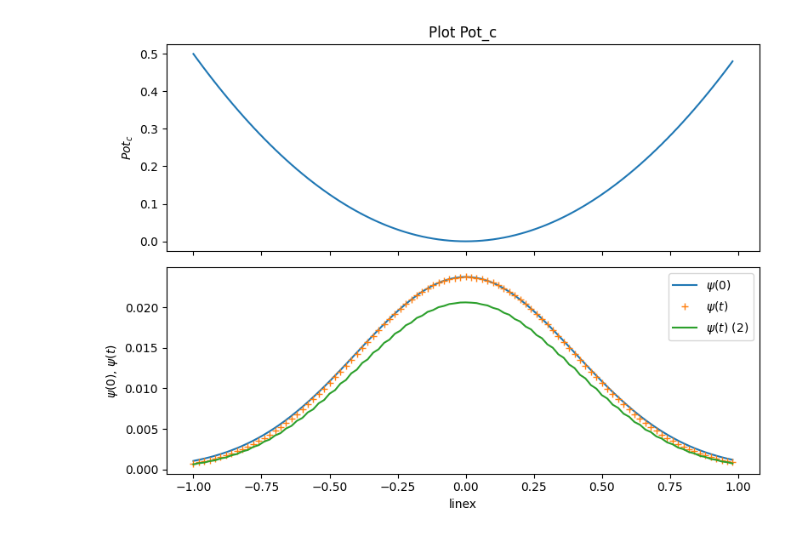
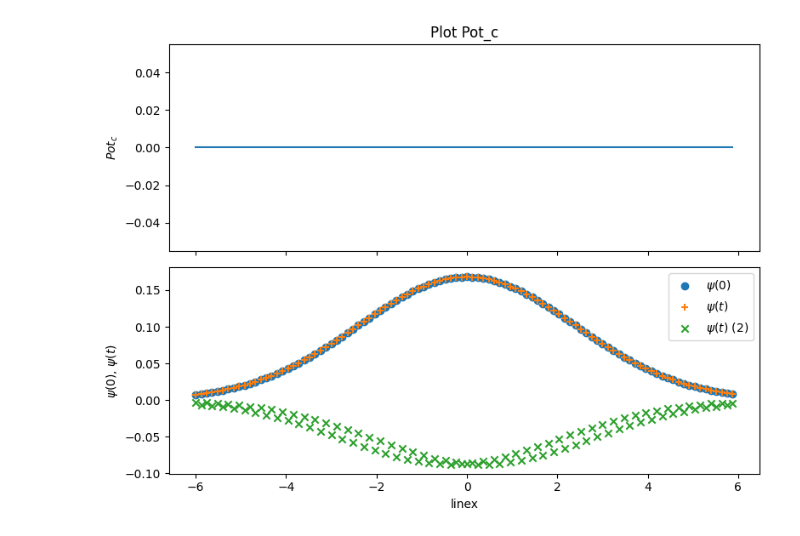
Before and after one commit to faliqadlan/trotter-suzuki, a Jupyter notebook: main.ipynb, the cells around one changed output. Cells and saved outputs as stored; diff of their text form; code cells hidden in the pictures.

```diff
--- a/main.ipynb
+++ b/main.ipynb
@@ -4,7 +4,7 @@ import matplotlib.pyplot as plt
 import math
 
 n=100
-l=1
+l=6
 tau=0.5*np.pi
 ka=1
 
@@ -24,78 +24,86 @@ for i in range(0,(n)):
     psi0c=complex(psi0_r,0)
     psi0_c.append(psi0c)
     linex.append(xi)
-    pot_r=(0.5)*ka*xi**2
+    pot_r= 0 #ka*xi*xi
     Pot_c.append(pot_r)
     #print((linex[i],psi0_c[i]),Pot_c[i])
 
 sumN=np.absolute(np.vdot(psi0_c,psi0_c))
-psi0_cN=psi0_c/sumN
+psi0_cN=psi0_c/np.sqrt(sumN)
 
 for k in range(0,(n)):
     cv=np.cos(Pot_c[k]*tau)
-    sv=np.sin(Pot_c[k]*tau)
+    sv=-1*np.sin(Pot_c[k]*tau)
     H0c=complex(cv,sv)
     psit_k=H0c*psi0_cN[k]
     psit_c.append(psit_k)
 
 Na=int(n/2)
 psit2_c=np.zeros(n, dtype=np.complex_)
-ct=np.cos(-w*tau)
-st=np.sin(-w*tau)
+ct=np.cos(w*tau)
+st=np.sin(w*tau)
 ct_c=complex(ct,0)
 st_c=complex(0,st)
 M2=np.zeros((2,2),dtype=np.complex_)
 M2[0,0]=ct
-M2[0,1]=-1*st
-M2[1,0]=-1*st
+M2[0,1]=-1*st_c
+M2[1,0]=-1*st_c
 M2[1,1]=ct
 psi_in=np.zeros(2, dtype=np.complex_)
-psi_o=np.zeros(2)
+psi_o=np.zeros(2, dtype=np.complex_)
 # print(len(psit_c), len(Pot_c), M2, len(psit2_c), print(psi_o))
 
 #---Below are the first block of matrix multiplication between initial wave----
 #---function (psi_o) and matrix block of H0 -----------------------------------
 
 for i in range(0,(n), 2):
-    psit2_k=ct_c*psit_c[i]-st_c*psit_c[i+1]
-    psit2_k1=st_c*psit_c[i]+ct_c*psit_c[i+1]
+    psit2_k=M2[0,0]*psit_c[i]+M2[0,1]*psit_c[i+1]
+    psit2_k1=M2[1,0]*psit_c[i]+M2[1,1]*psit_c[i+1]
     psit2_c[i] = (psit2_k)
     psit2_c[i+1] = (psit2_k1)
+    # psit2_k=ct_c*psit_c[i]-st_c*psit_c[i+1]
+    # psit2_k1=st_c*psit_c[i]+ct_c*psit_c[i+1]
+    # psit2_c[i] = (psit2_k)
+    # psit2_c[i+1] = (psit2_k1)
     # print(i, psit2_c[i], psit2_k, psit2_c[i+1], psit2_k1)
-    psi_in[0]=psit_c[i]
-    psi_in[1]=psit_c[i+1]
-    psi_o=np.matmul(M2,psi_in)
-    psit2_c[i]=psi_o[0]
-    psit2_c[i+1]=psi_o[1]
+    # psi_in[0]=psit_c[i]
+    # psi_in[1]=psit_c[i+1]
+    # psi_o=np.matmul(M2,psi_in)
+    # psit2_c[i]=psi_o[0]
+    # psit2_c[i+1]=psi_o[1]
     # print(linex[i],psit2_c[i])
 
-for i in range(0,(n), 2):
-    psi_in[0]=psit2_c[i]
-    psi_in[1]=psit2_c[i+1]
-    psi_o=np.matmul(M2,psi_in)
-    psit2_c[i]=psi_o[0]
-    psit2_c[i+1]=psi_o[1]
+for i in range(1,(n-1), 2):
+    psit2_k=M2[0,0]*psit2_c[i]+M2[0,1]*psit2_c[i+1]
+    psit2_k1=M2[1,0]*psit2_c[i]+M2[1,1]*psit2_c[i+1]
+    psit2_c[i] = (psit2_k)
+    psit2_c[i+1] = (psit2_k1)
+    # psi_in[0]=psit2_c[i]
+    # psi_in[1]=psit2_c[i+1]
+    # psi_o=np.matmul(M2,psi_in)
+    # psit2_c[i]=psi_o[0]
+    # psit2_c[i+1]=psi_o[1]
 
 #for i in range(0,(n+1)):
  # print(linex[i],psit2_c[i])
 # Membuat subplot
 fig, axs = plt.subplots(2, 1, sharex=True, figsize=(8, 6))
 
 # Plot pertama untuk Pot_c
 axs[0].plot(linex, Pot_c)
 axs[0].set_ylabel("$Pot_c$")
 axs[0].set_title("Plot Pot_c")
 
-# Plot kedua untuk psi0_cN, psit_c, dan psit2_c
-axs[1].plot(linex, psi0_cN)
-axs[1].plot(linex, psit_c, '+')
-axs[1].plot(linex, psit2_c, '-')
+# Plot kedua untuk psi0_cN, psit_c, dan psit2_c (scatter plots)
+axs[1].scatter(linex, psi0_cN, marker='o', label="$\psi(0)$")
+axs[1].scatter(linex, psit_c, marker='+', label="$\psi(t)$")
+axs[1].scatter(linex, psit2_c, marker='x', label="$\psi(t)$ (2)")
 axs[1].set_ylabel("$\psi(0)$, $\psi(t)$")
 axs[1].set_xlabel("linex")
-axs[1].legend(["$\psi(0)$", "$\psi(t)$", "$\psi(t)$ (2)"], loc='best')
+axs[1].legend(loc='best')
 
 # Menampilkan plot
 plt.tight_layout()
 plt.show()
 # %% [output]
-[figure, old version]
+[figure, new version]
```
